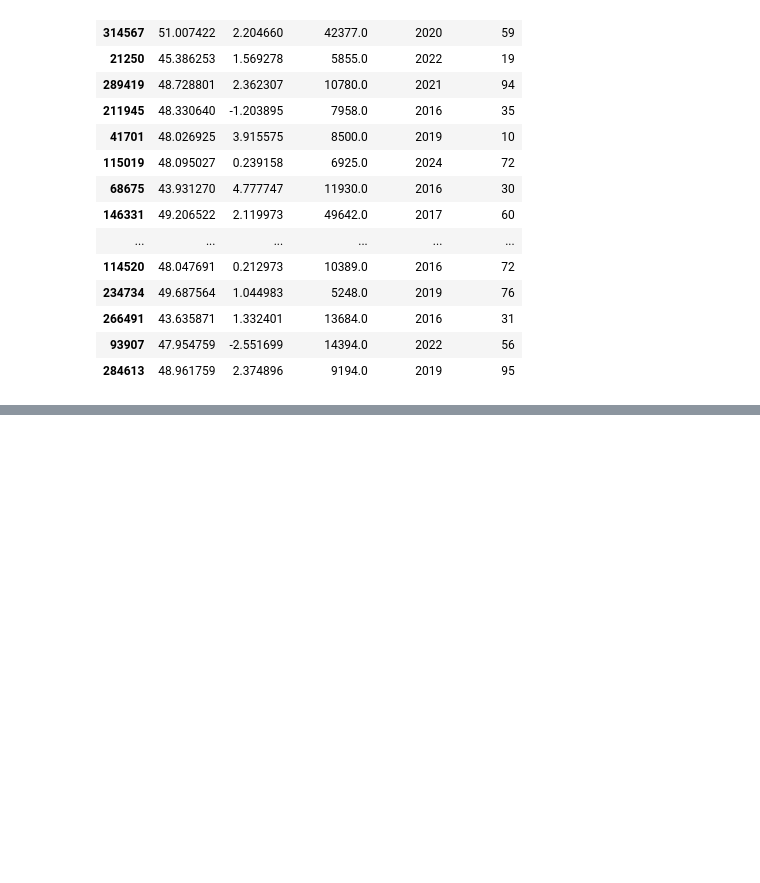
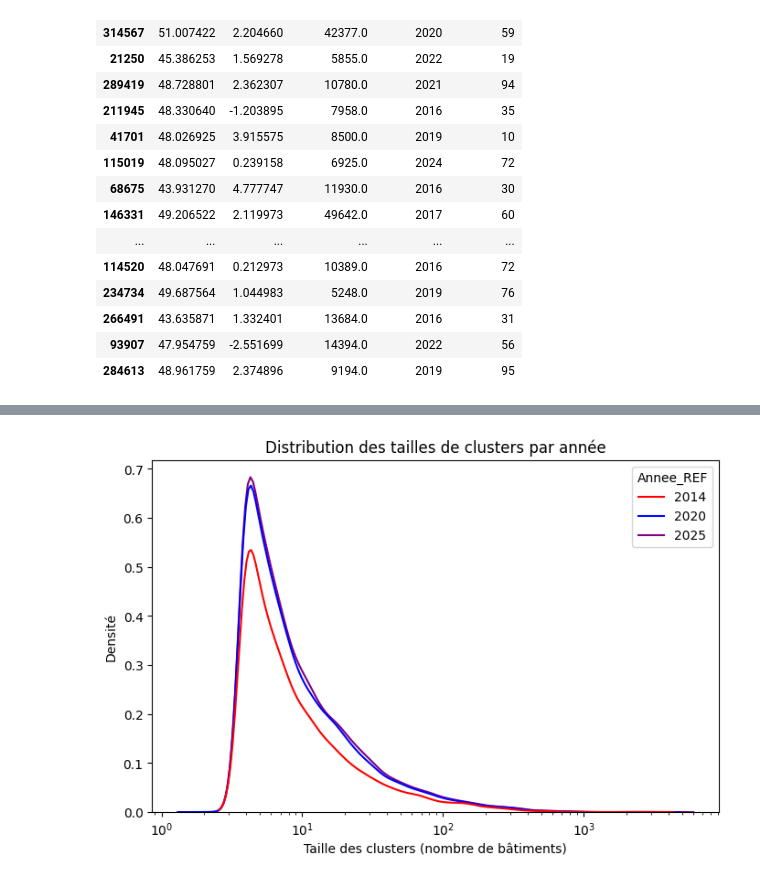
Before and after one commit to xdalp/projet3A, a Jupyter notebook: clustering.ipynb, the cells around one changed output, grey strips where cells are left out. Drawn from its saved outputs; the diff is of its cells as text; code cells hidden in the pictures; blank space fills up the shorter version.

Commit message:
MAJ DF SITADEL+BDTopo

```diff
--- a/clustering.ipynb
+++ b/clustering.ipynb
@@ -33 +33,3 @@ Chargement réussi (316142 lignes)
+# %%
+gdf=gdf[((gdf["Base"]=="Sitadel") & (gdf["ind_localisable"]>0)) | (gdf["Base"]=="BDTOPO")]
 # %%
@@ -238,0 +267,39 @@ print(df_clusters_par_annee)
+# %%
+import pandas as pd
+import matplotlib.pyplot as plt
+import seaborn as sns
+
+# Les années à visualiser
+annees_plot = [2014, 2020, 2025]
+
+# Créer un DataFrame “long” pour seaborn
+plot_data = []
+
+for annee in annees_plot:
+    col = f"cluster_id_{annee}"
+    if col not in temp.columns:
+        continue
+    cluster_sizes = temp[temp[col] > 0].groupby(col).size()
+    for size in cluster_sizes:
+        plot_data.append({"Annee_REF": annee, "cluster_size": size})
+
+df_plot = pd.DataFrame(plot_data)
+
+# Palette personnalisée : rouge, bleu, violet
+palette_colors = {2014: "red", 2020: "blue", 2025: "purple"}
+
+# Tracer les distributions
+plt.figure(figsize=(8, 5))
+sns.kdeplot(
+    data=df_plot,
+    x="cluster_size",
+    hue="Annee_REF",
+    log_scale=True,
+    palette=palette_colors
+)
+plt.xlabel("Taille des clusters (nombre de bâtiments)")
+plt.ylabel("Densité")
+plt.title("Distribution des tailles de clusters par année")
+plt.show()
+# %% [output]
+[figure, added]
```
Also changed, not shown: parts of 10 cells of this notebook, 1 other file.
